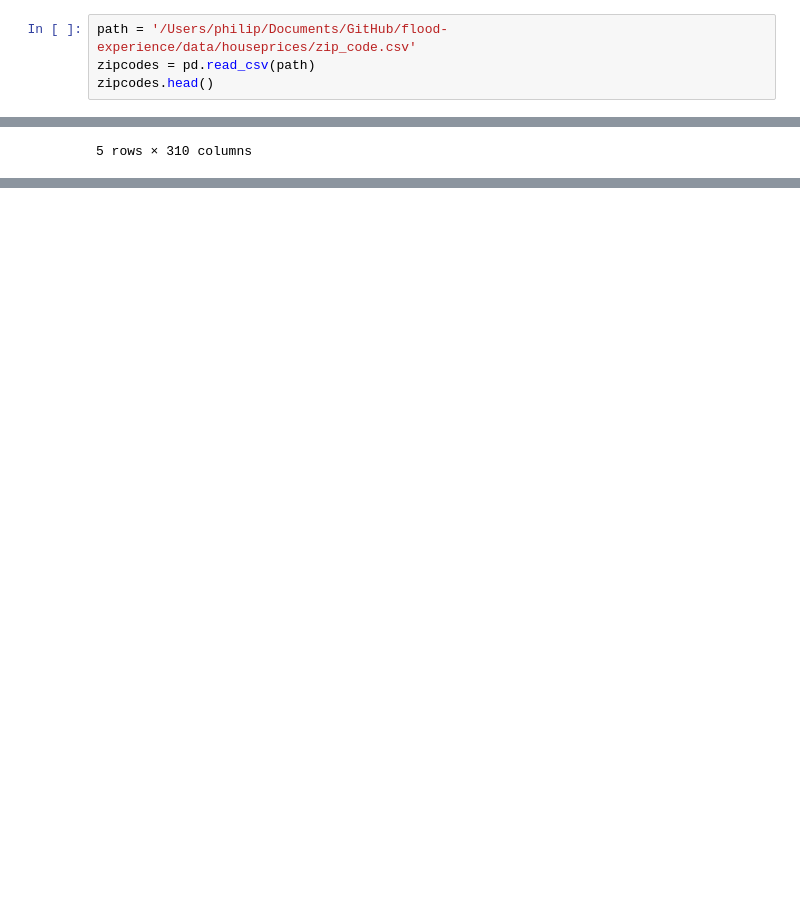
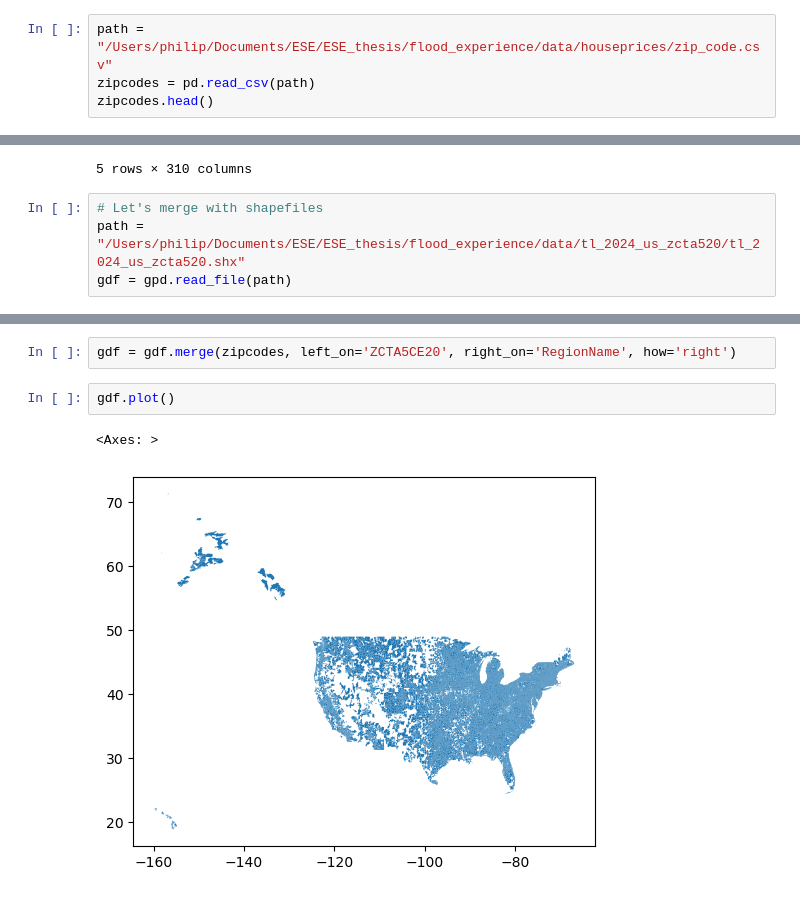
Before and after one commit to phillippmueller/flood_adaptation_behavior, a Jupyter notebook: price_EDA.ipynb, the cells around one changed output, grey strips where cells are left out. Cells and saved outputs as stored; diff of their text form; blank space fills up the shorter version.

```diff
--- a/price_EDA.ipynb
+++ b/price_EDA.ipynb
@@ -36,7 +41,7 @@ neighborhoods.shape
 # %% [output]
 (21635, 310)
 # %%
-path = '/Users/philip/Documents/GitHub/flood-experience/data/houseprices/zip_code.csv'
+path = "/Users/philip/Documents/ESE/ESE_thesis/flood_experience/data/houseprices/zip_code.csv"
 zipcodes = pd.read_csv(path)
 zipcodes.head()
 # %% [output]
@@ -73,3 +78,7 @@ zipcodes.head()
 | 3 | 62080 | 4 | 11368 | zip | NY | NY | New York | New York-Newark-Jersey City, NY-N... | Queens County | ... |
 | 4 | 91733 | 5 | 77084 | zip | TX | TX | Houston | Houston-The Woodlands-Sugar Land, TX | Harris County | ... |
 5 rows × 310 columns
+# %%
+# Let's merge with shapefiles
+path = "/Users/philip/Documents/ESE/ESE_thesis/flood_experience/data/tl_2024_us_zcta520/tl_2024_us_zcta520.shx"
+gdf = gpd.read_file(path)
@@ -75,0 +100,7 @@ zipcodes.head()
+# %%
+gdf = gdf.merge(zipcodes, left_on='ZCTA5CE20', right_on='RegionName', how='right')
+# %%
+gdf.plot()
+# %% [output]
+<Axes: >
+[figure, added]
```
Also changed, not shown: parts of 5 cells of this notebook, 1 other file.
